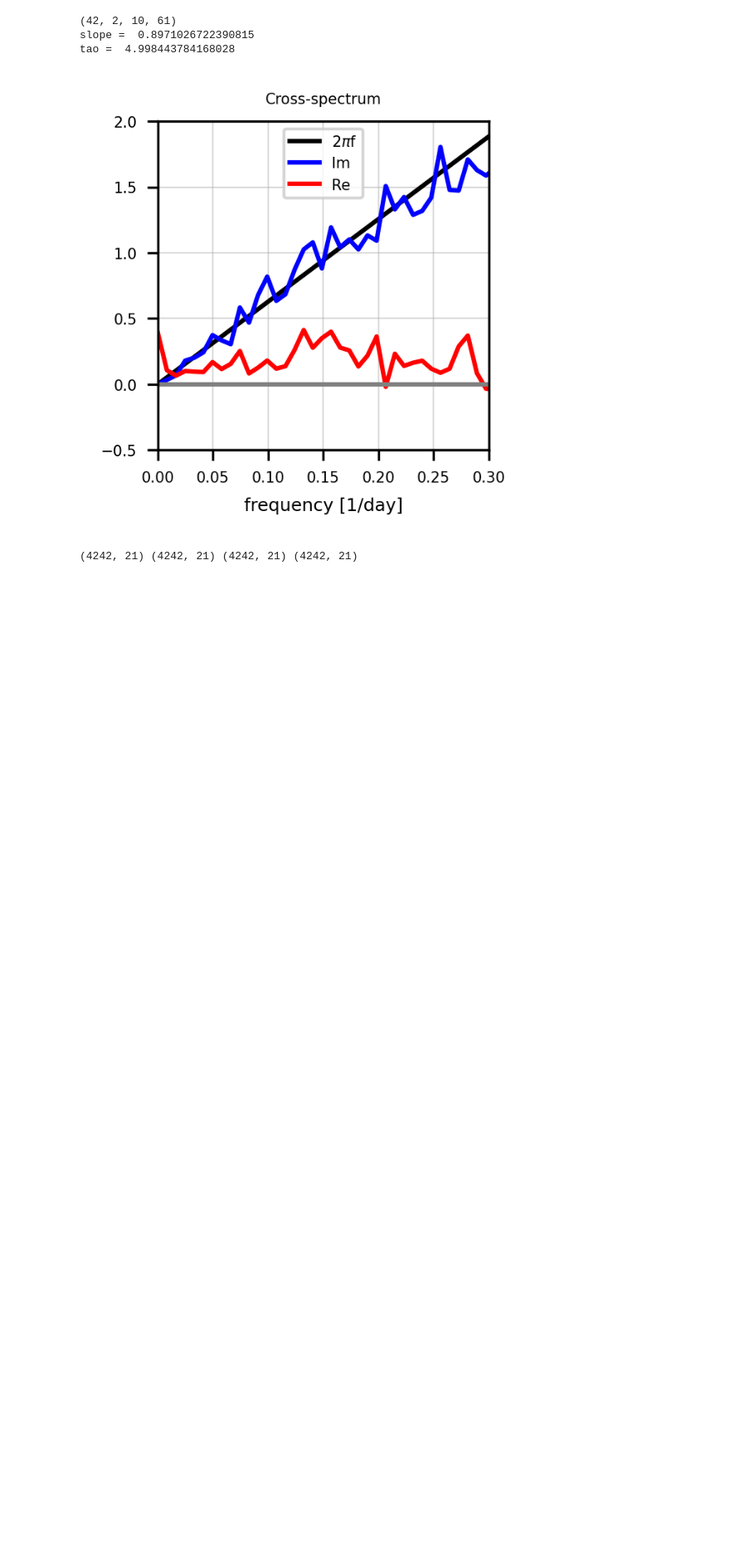
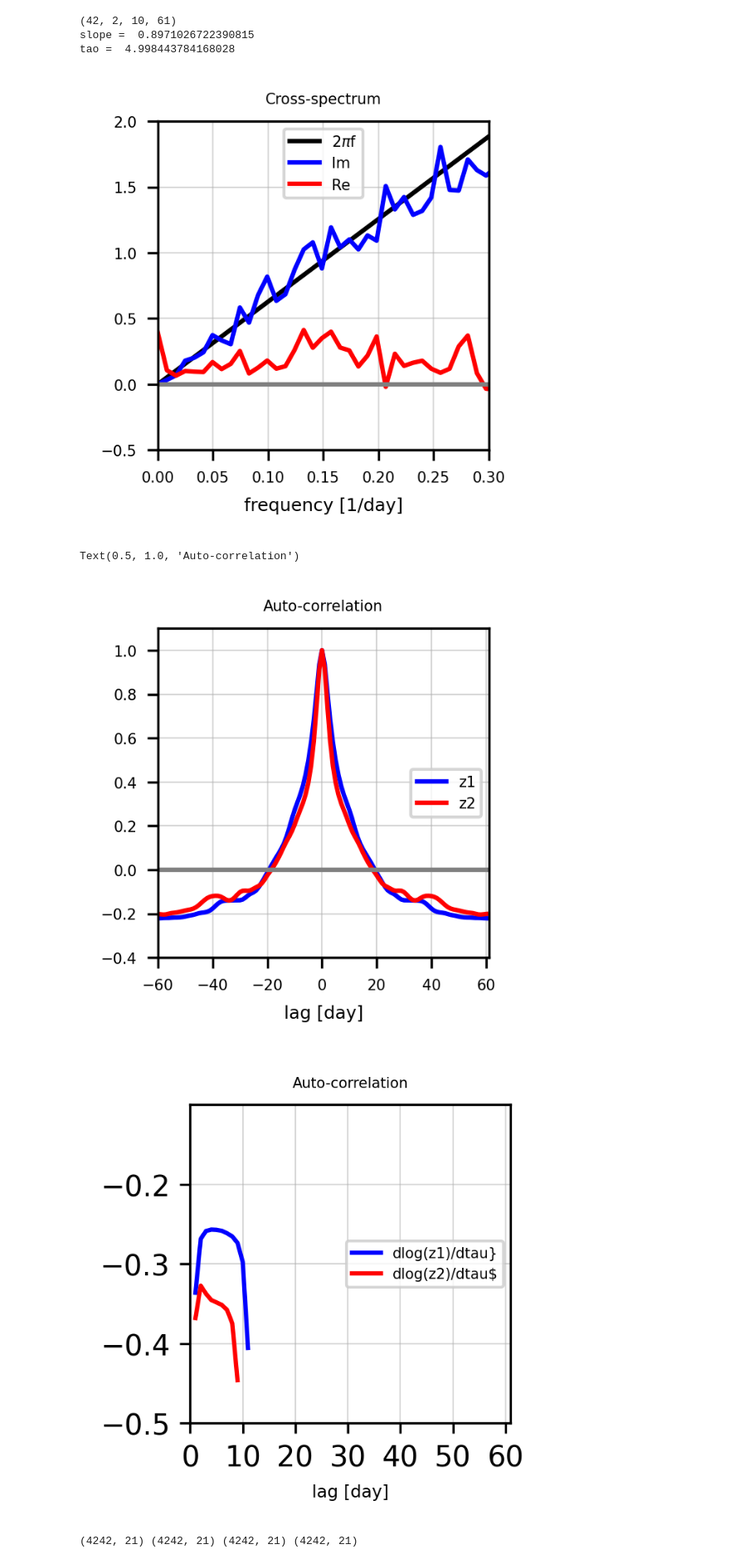
Before and after one commit to HuangJin-De/am_NH, a Jupyter notebook: discussion/20231115.ipynb, the cells around one changed output. Shown at 83% size. Cells and saved outputs as stored; diff of their text form; code cells hidden in the pictures; blank space fills up the shorter version.

```diff
--- a/discussion/20231115.ipynb
+++ b/discussion/20231115.ipynb
@@ -59,6 +59,50 @@ print("tao = ",tao)
 slope =  0.8971026722390815
 tao =  4.998443784168028
 [figure]
+# %%
+path='am_NH'
+filen=path+'/train_data/ERA5_spectrum_data.dat'
+
+data=np.fromfile(filen,dtype=np.float32)
+data=data.reshape(-1,34,121)
+
+x=np.arange(-60,61)
+z1=np.mean(data[:,0,:],0)
+z2=np.mean(data[:,1,:],0)
+
+fig,ax=plt.subplots(figsize=(2,2),dpi=300)
+ax.plot(x,z1,'b',x,z2,'r',x,x*0.,'gray')
+ax.tick_params(labelsize=5)
+plt.legend(["z1","z2"],fontsize=5,loc=5)
+ax.set_ylim([0.4,1.1])
+ax.set_yticks(np.arange(-0.4,1.2,0.2))
+ax.set_xlim([60,61])
+ax.set_xticks(np.arange(-60,61.1,20.))
+ax.grid(lw=0.5,alpha=0.5)
+ax.set_xlabel('lag [day]',fontsize=6)
+ax.set_ylabel('',fontsize=6)
+ax.set_title('Auto-correlation',fontsize=5)
+
+
+
+y1=np.diff(np.log(z1+np.min(z1)),0)/np.diff(x,0)
+y2=np.diff(np.log(z2+np.min(z1)),0)/np.diff(x,0)
+
+fig,ax=plt.subplots(figsize=(2,2),dpi=300)
+ax.plot(x,y1,'b',x,y2,'r',x,x*0.,'gray')
+plt.legend(["dlog(z1)/dtau}","dlog(z2)/dtau$"],fontsize=5,loc=5)
+ax.set_ylim([-0.5,-0.1])
+ax.set_yticks(np.arange(-0.5,-0.11,0.1))
+ax.set_xlim([0,61])
+ax.set_xticks(np.arange(0.,61.1,10.))
+ax.grid(lw=0.5,alpha=0.5)
+ax.set_xlabel('lag [day]',fontsize=6)
+ax.set_ylabel('',fontsize=6)
+ax.set_title('Auto-correlation',fontsize=5)
+# %% [output]
+Text(0.5, 1.0, 'Auto-correlation')
+[figure, added]
+[figure, added]
 # %%
 path='am_NH'
 filen=path+'/train_data/zm_21days_ori_data.dat'
```
Also changed, not shown: parts of 1 cell of this notebook.
